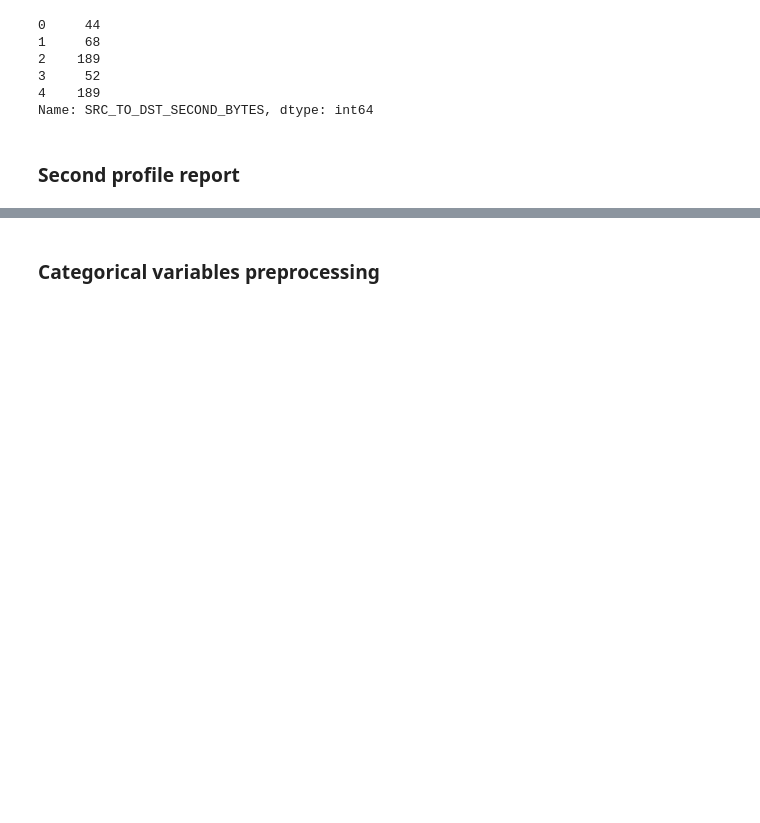
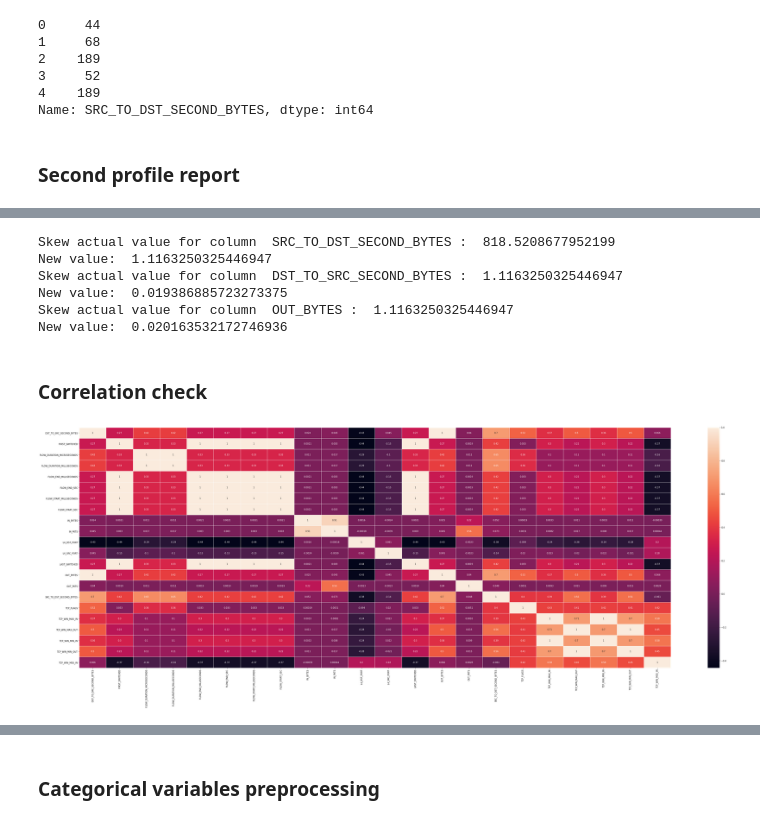
Before and after one commit to DouglasDL28/attack-detection, a Jupyter notebook: preprocessing.ipynb, the cells around one changed output, grey strips where cells are left out. Saved outputs shown, nothing was run; the diff lists cells and outputs as text; code cells hidden in the pictures; blank space fills up the shorter version.

```diff
--- a/preprocessing.ipynb
+++ b/preprocessing.ipynb
@@ -219,0 +254,13 @@ if not os.path.isfile("profile-numerical.html") and generate_reports:
+# %%
+reduce_skew("SRC_TO_DST_SECOND_BYTES")
+reduce_skew("DST_TO_SRC_SECOND_BYTES")
+reduce_skew("OUT_BYTES")
+# %% [output]
+Skew actual value for column  SRC_TO_DST_SECOND_BYTES :  818.5208677952199
+New value:  1.1163250325446947
+Skew actual value for column  DST_TO_SRC_SECOND_BYTES :  1.1163250325446947
+New value:  0.019386885723273375
+Skew actual value for column  OUT_BYTES :  1.1163250325446947
+New value:  0.020163532172746936
+# %% [markdown]
+### Correlation check
@@ -219,0 +271,6 @@ if not os.path.isfile("profile-numerical.html") and generate_reports:
+# %%
+fig, ax = plt.subplots(figsize=(60,20))
+sn.heatmap(corrMatrix, annot=True, linewidths=.5, ax=ax)
+plt.show()
+# %% [output]
+[figure, added]
```
Also changed, not shown: parts of 23 cells of this notebook, 1 other file.
